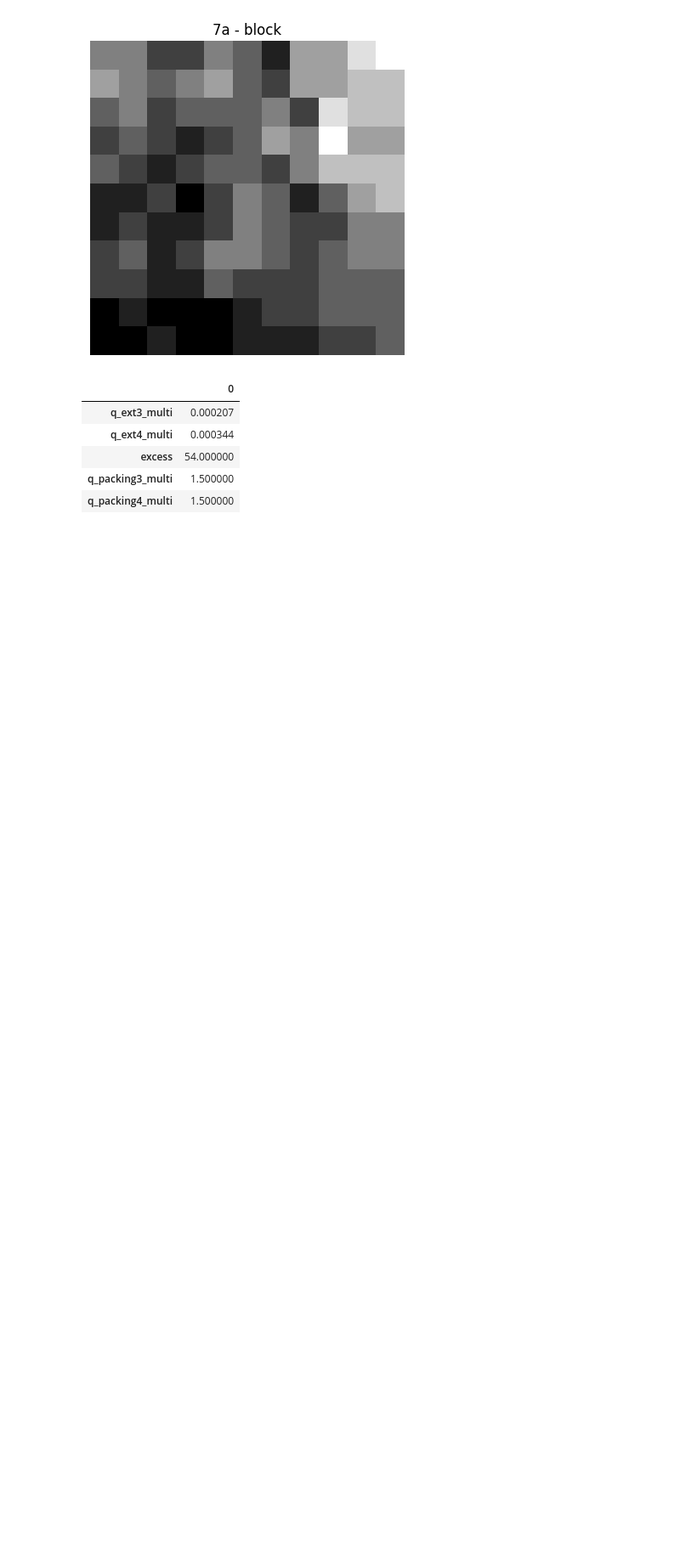
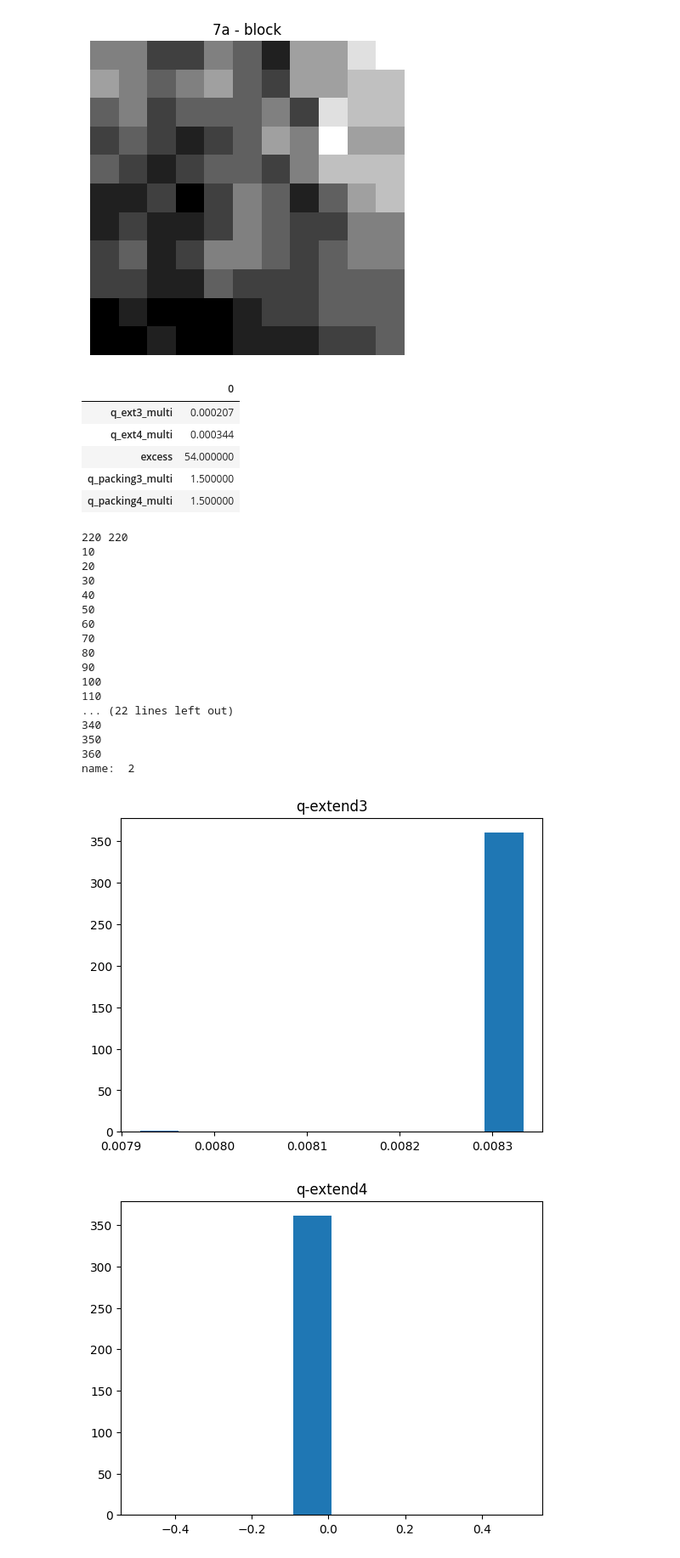
Before and after one commit to Eldadkro/ShapeOfData, a Jupyter notebook: naturalTextures.ipynb, the cells around one changed output. Shown at 85% size. Cells and saved outputs as stored; diff of their text form; code cells hidden in the pictures; blank space fills up the shorter version.

```diff
--- a/naturalTextures.ipynb
+++ b/naturalTextures.ipynb
@@ -117,3 +117,50 @@ for img,name in zip(imgs,src_images):
 | excess | 54.000000 |
 | q_packing3_multi | 1.500000 |
 | q_packing4_multi | 1.500000 |
+# %%
+
+def deal_with_res(res:dict, name:str):
+    print("name: ", name)
+    pth = "results/" + "block" + name
+    try:
+        os.mkdir(pth)
+    except:
+        pass
+    pd.DataFrame(res).to_excel(pth + "/results" + name + ".xlsx")
+
+    pth_plot = "plots/" + "block" + name
+    try:
+        os.mkdir(pth_plot)
+    except:
+        pass
+    for key in res.keys():
+        counts, bins = np.histogram(res[key])
+        plt.hist(bins[:-1], bins, weights=counts)
+        plt.title(key)
+        plt.savefig(pth_plot + "/"+key+".png")
+        plt.show()
+
+
+for img, name in zip(imgs, src_images):
+    img_res = img_exp(img)
+    deal_with_res(img_res, name)
+# %% [output]
+220 220
+10
+20
+30
+40
+50
+60
+70
+80
+90
+100
+110
+... (22 lines left out)
+340
+350
+360
+name:  2
+[figure, added]
+[figure, added]
```
Also changed, not shown: parts of 2 cells of this notebook, 19 other files.
